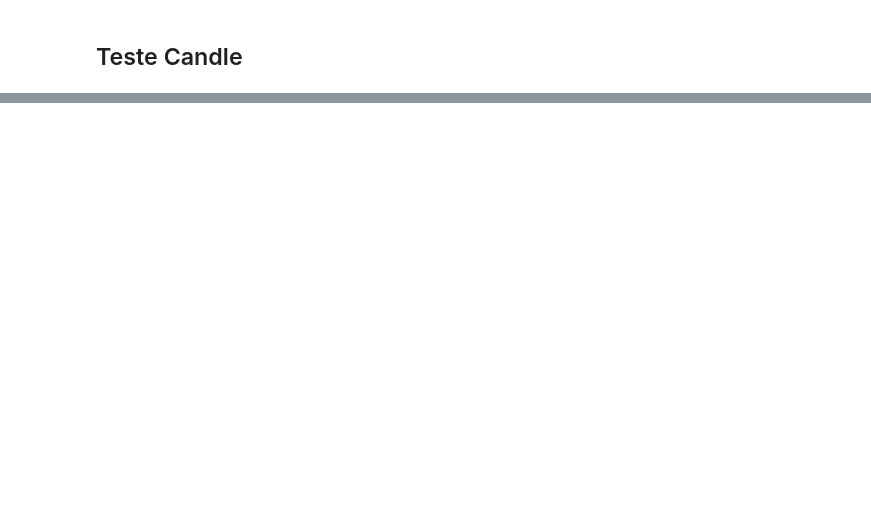
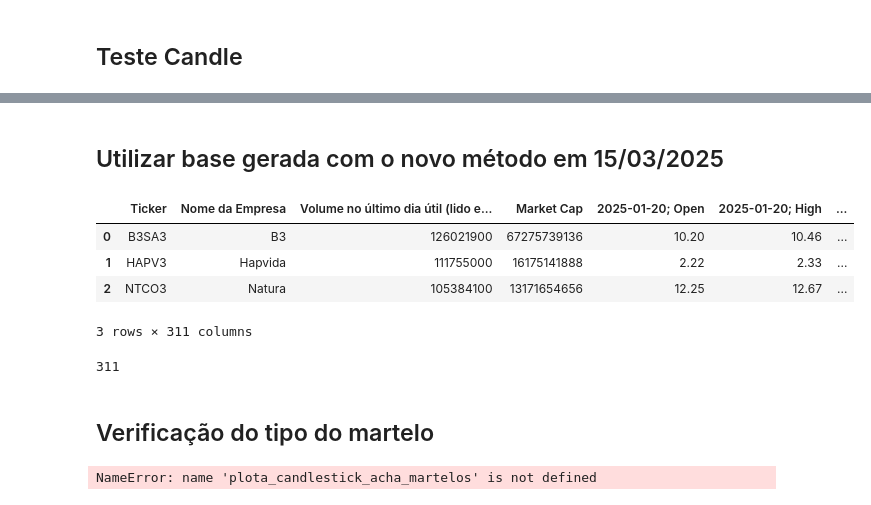
Before and after one commit to ricardopeloi/o_mais_novo_day_trader_do_brasil, a Jupyter notebook: Análises/Novo gerador de Arquivo de Histórico.ipynb, the cells around one changed output, grey strips where cells are left out. Drawn from its saved outputs; the diff is of its cells as text; code cells hidden in the pictures; blank space fills up the shorter version.

Commit message:
Adição da possibilidade de verificar o tipo de martelo (subida ou descida)

```diff
--- a/Análises/Novo gerador de Arquivo de Histórico.ipynb
+++ b/Análises/Novo gerador de Arquivo de Histórico.ipynb
@@ -547,3 +563,30 @@ candle_plot( # Usa o navegador para criar o gráfico interativo
     # colors = ["orange", "yellow", "blue"],
     # titulo = "",
 )
+# %% [markdown]
+## Utilizar base gerada com o novo método em 15/03/2025
+# %%
+var_caminho_novo_historico = r"\Lista de ações Análise 2025-03-15.xlsx"
+
+bd_novo_historico = pd.read_excel(var_caminho_pasta + var_caminho_novo_historico)
+
+display(bd_novo_historico.head(3))
+display(len(bd_novo_historico.columns))
+# %% [output]
+|  | Ticker | Nome da Empresa | Volume no último dia útil (lido e... | Market Cap | 2025-01-20; Open | 2025-01-20; High | ... |
+| 0 | B3SA3 | B3 | 126021900 | 67275739136 | 10.20 | 10.46 | ... |
+| 1 | HAPV3 | Hapvida | 111755000 | 16175141888 | 2.22 | 2.33 | ... |
+| 2 | NTCO3 | Natura | 105384100 | 13171654656 | 12.25 | 12.67 | ... |
+3 rows × 311 columns
+311
+# %% [markdown]
+## Verificação do tipo do martelo
+# %%
+plota_candlestick_acha_martelos(
+    bd_acao,
+    # periodo = "21d",
+    # intervalo = "1d",
+    taxa_máxima_para_ser_martelo = 0.2,
+  )[2]
+# %% [output]
+NameError: name 'plota_candlestick_acha_martelos' is not defined
```
Also changed, not shown: parts of 4 cells of this notebook, 3 other files.
